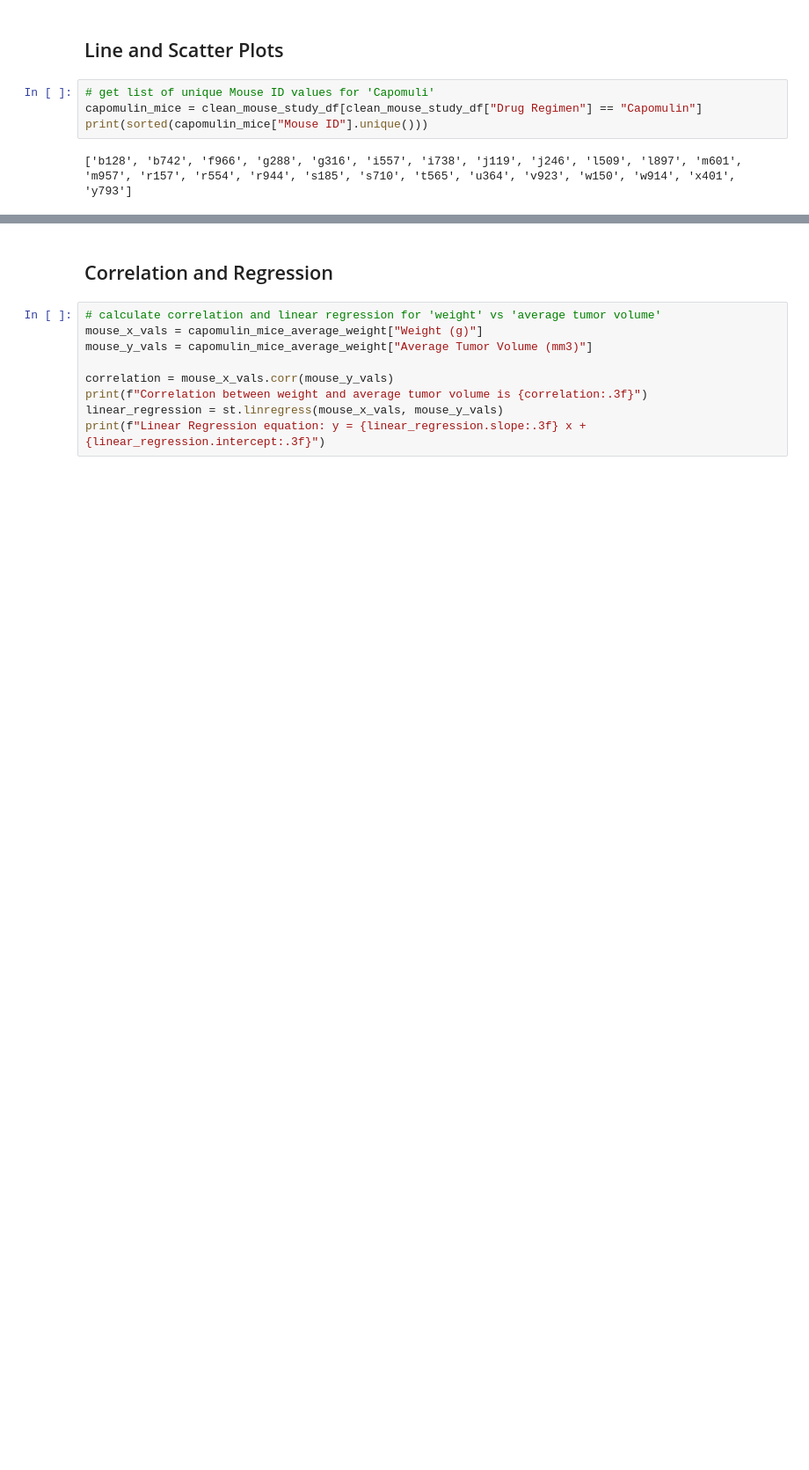
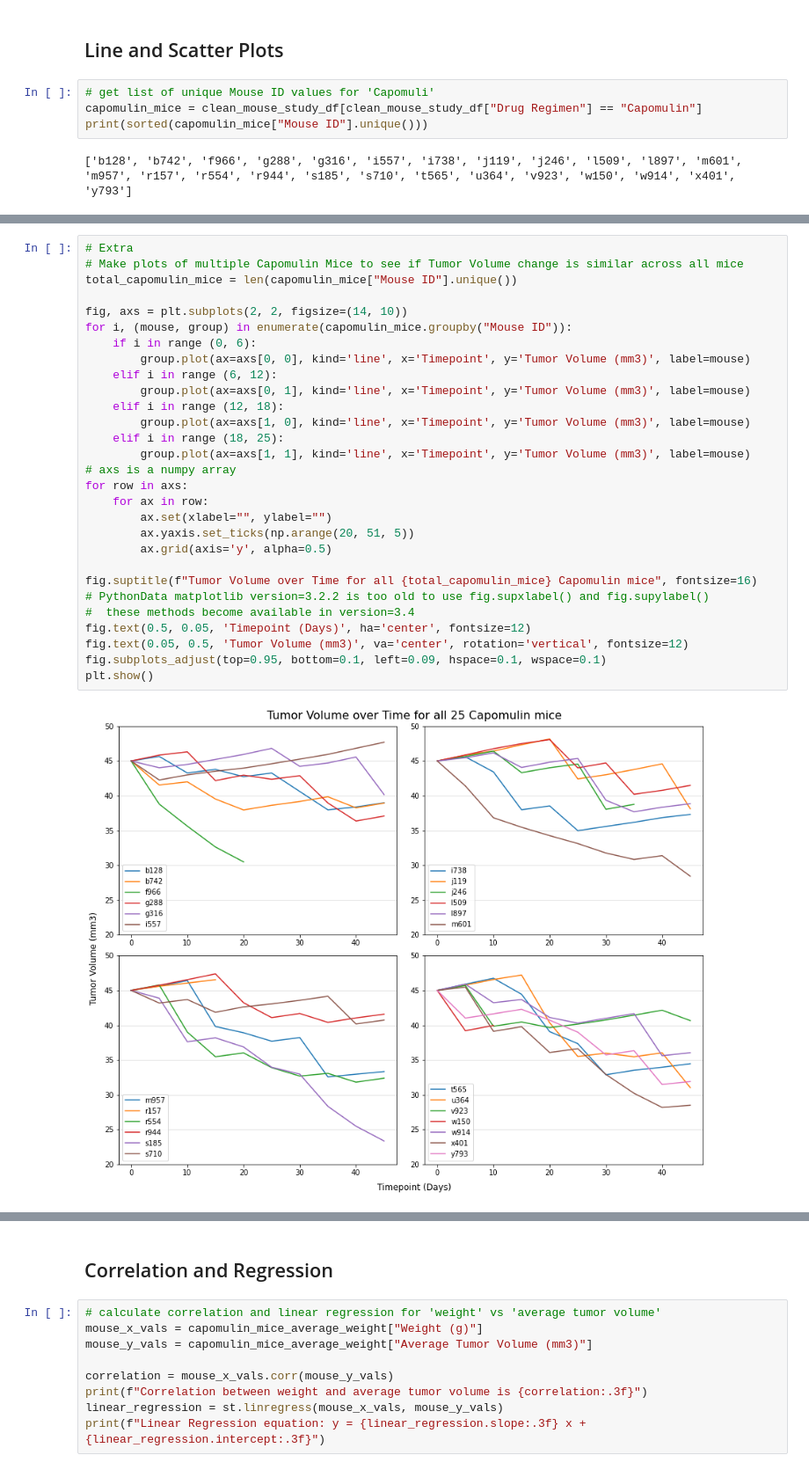
Before and after one commit to zachaa/matplotlib-challenge, a Jupyter notebook: Pymaceuticals/pymaceuticals.ipynb, the cells around one changed output, grey strips where cells are left out. Shown at 88% size. Cells and saved outputs as stored; diff of their text form; blank space fills up the shorter version.

```diff
--- a/Pymaceuticals/pymaceuticals.ipynb
+++ b/Pymaceuticals/pymaceuticals.ipynb
@@ -281,5 +275,36 @@ single_mouse_plot = single_mouse_plot.set(xlabel="Timepoint (days)", ylabel="Tum
 # %% [output]
 [figure]
+# %%
+# Extra
+# Make plots of multiple Capomulin Mice to see if Tumor Volume change is similar across all mice
+total_capomulin_mice = len(capomulin_mice["Mouse ID"].unique())
+
+fig, axs = plt.subplots(2, 2, figsize=(14, 10))
+for i, (mouse, group) in enumerate(capomulin_mice.groupby("Mouse ID")):
+    if i in range (0, 6):
+        group.plot(ax=axs[0, 0], kind='line', x='Timepoint', y='Tumor Volume (mm3)', label=mouse)
+    elif i in range (6, 12):
+        group.plot(ax=axs[0, 1], kind='line', x='Timepoint', y='Tumor Volume (mm3)', label=mouse)
+    elif i in range (12, 18):
+        group.plot(ax=axs[1, 0], kind='line', x='Timepoint', y='Tumor Volume (mm3)', label=mouse)
+    elif i in range (18, 25):
+        group.plot(ax=axs[1, 1], kind='line', x='Timepoint', y='Tumor Volume (mm3)', label=mouse)
+# axs is a numpy array
+for row in axs:
+    for ax in row:
+        ax.set(xlabel="", ylabel="")
+        ax.yaxis.set_ticks(np.arange(20, 51, 5))
+        ax.grid(axis='y', alpha=0.5)
+
+fig.suptitle(f"Tumor Volume over Time for all {total_capomulin_mice} Capomulin mice", fontsize=16)
+# PythonData matplotlib version=3.2.2 is too old to use fig.supxlabel() and fig.supylabel()
+#  these methods become available in version=3.4
+fig.text(0.5, 0.05, 'Timepoint (Days)', ha='center', fontsize=12)
+fig.text(0.05, 0.5, 'Tumor Volume (mm3)', va='center', rotation='vertical', fontsize=12)
+fig.subplots_adjust(top=0.95, bottom=0.1, left=0.09, hspace=0.1, wspace=0.1)
+plt.show()
+# %% [output]
+[figure, added]
 # %%
 # Generate a scatter plot of average tumor volume vs. mouse weight for the Capomulin regimen
 capomulin_mice_average_weight = capomulin_mice.groupby(["Mouse ID"])\
```
Also changed, not shown: parts of 10 cells of this notebook.
